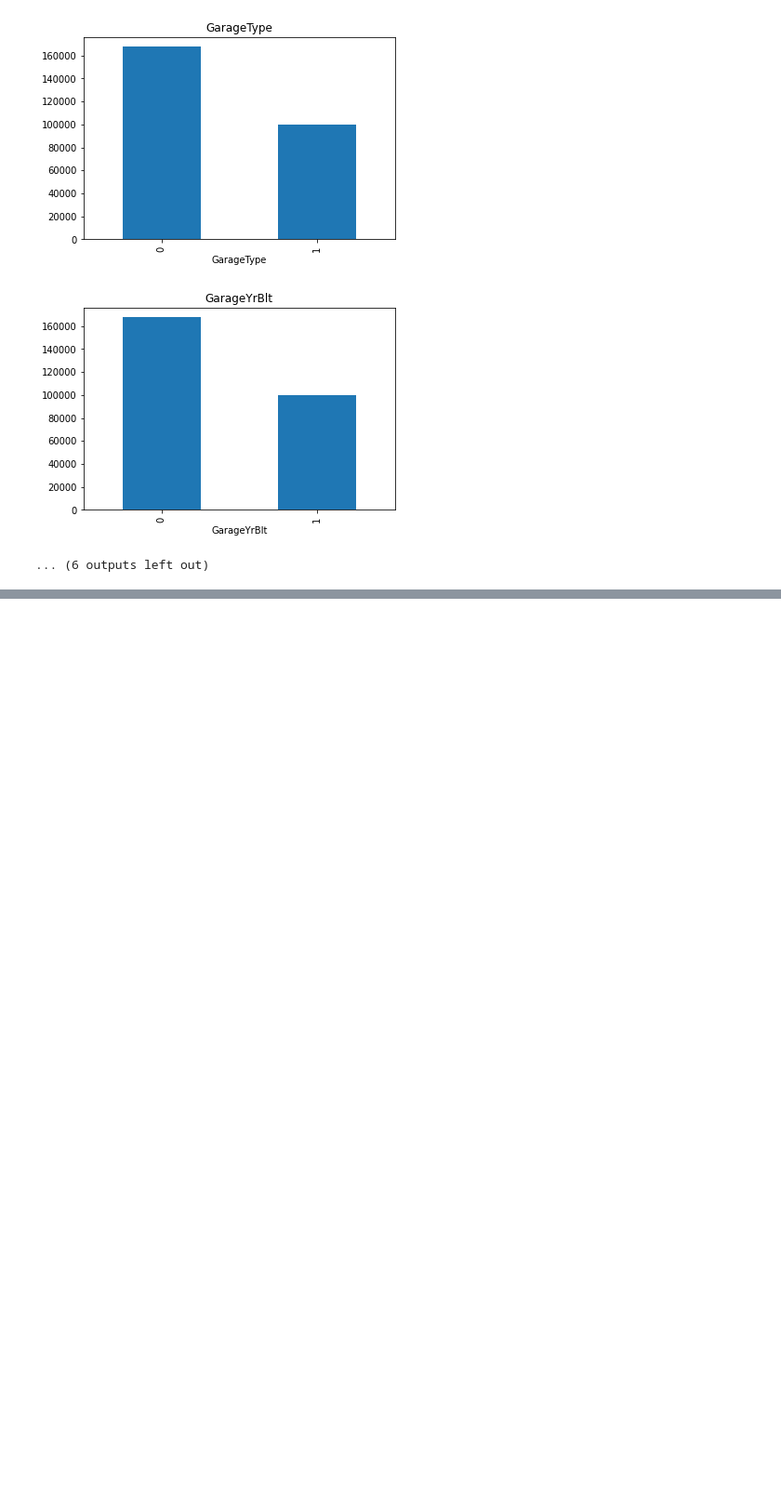
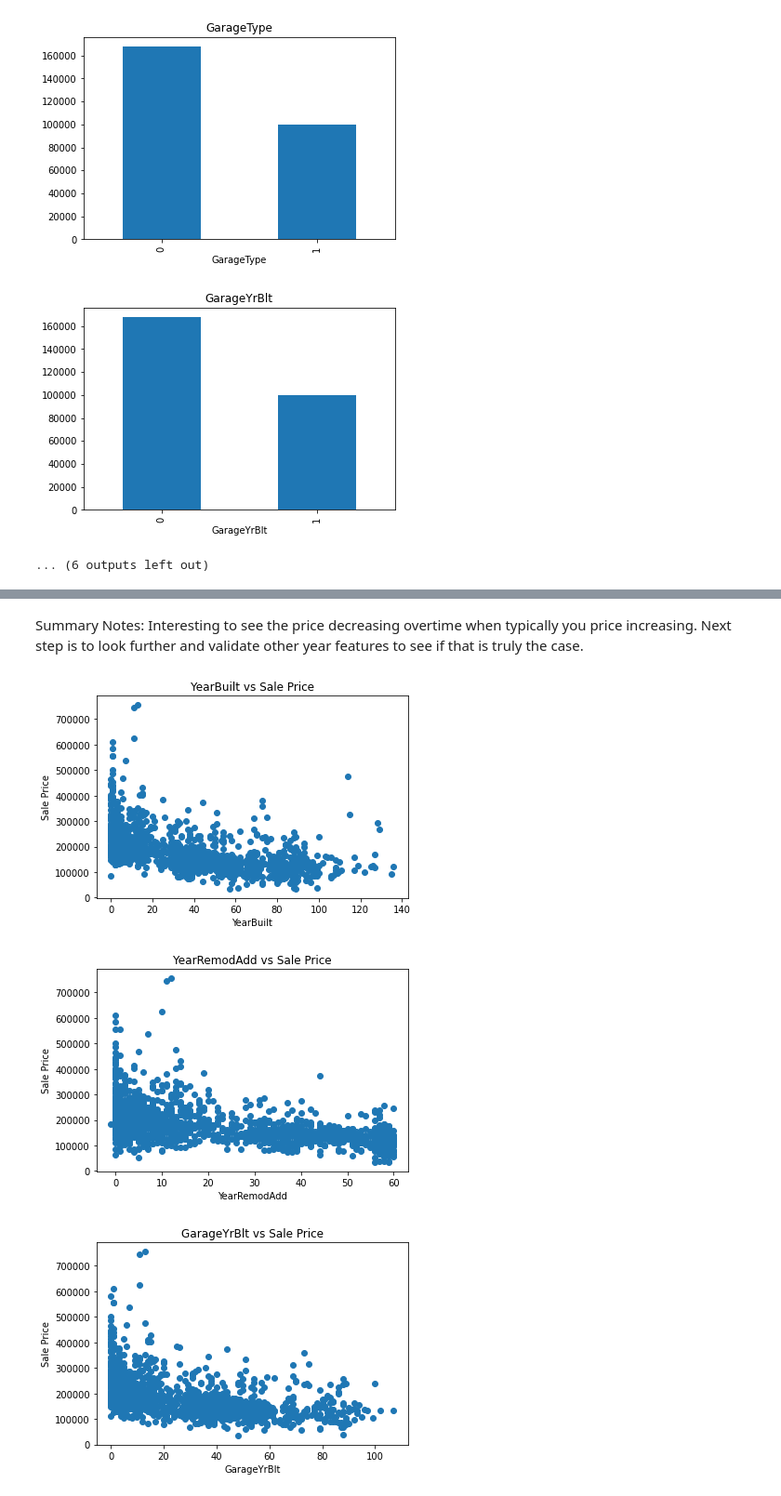
Before and after one commit to ammartin8/housing_price_prediction, a Jupyter notebook: housing_prediction_analysis_eda.ipynb, the cells around one changed output, grey strips where cells are left out. Shown at 93% size. Drawn from its saved outputs; the diff is of its cells as text; code cells hidden in the pictures; blank space fills up the shorter version.

```diff
--- a/housing_prediction_analysis_eda.ipynb
+++ b/housing_prediction_analysis_eda.ipynb
@@ -104,0 +112,8 @@ for feature in feat_with_na:
+# %%
+# Reviewing Numerical Variable
+numerical_features = [feature for feature in df_copy.columns if df_copy[feature].dtypes != 'O' ]
+
+print(f'Total number of numerical features: {len(numerical_features)}')
+
+# Validate features are numerical
+df_copy[numerical_features].head()
@@ -104,0 +129,5 @@ for feature in feat_with_na:
+# %%
+# Among numerical features, reviewing the temporal variables (time/year). We will consider reviewing date difference in when house was built vs sold
+# Create list of year features
+time_features = [feature for feature in numerical_features if 'Yr' in feature or 'Year' in feature]
+time_features
@@ -104,0 +136,4 @@ for feature in feat_with_na:
+# %%
+# Review unique values in year features
+for feature in time_features:
+    print(f'{feature} unique values: {df_copy[feature].unique()}')
@@ -104,0 +175,20 @@ for feature in feat_with_na:
+# %% [markdown]
+Summary Notes: Interesting to see the price decreasing overtime when typically you price increasing. Next step is to look further and validate other year features to see if that is truly the case.
+# %%
+# Compare difference between each year feature and year sold
+for feature in time_features:
+    if feature !='YrSold':
+        # Creating a copy to avoid modifying original data set
+        data = df_copy.copy()
+        # Calculate the difference between year sold and year feature
+        data[feature] = data['YrSold'] - data[feature]
+
+        plt.scatter(x = data[feature], y = data['SalePrice'])
+        plt.xlabel(f'{feature}')
+        plt.ylabel('Sale Price')
+        plt.title(f'{feature} vs Sale Price')
+        plt.show()
+# %% [output]
+[figure, added]
+[figure, added]
+[figure, added]
```
Also changed, not shown: parts of 12 cells of this notebook.
